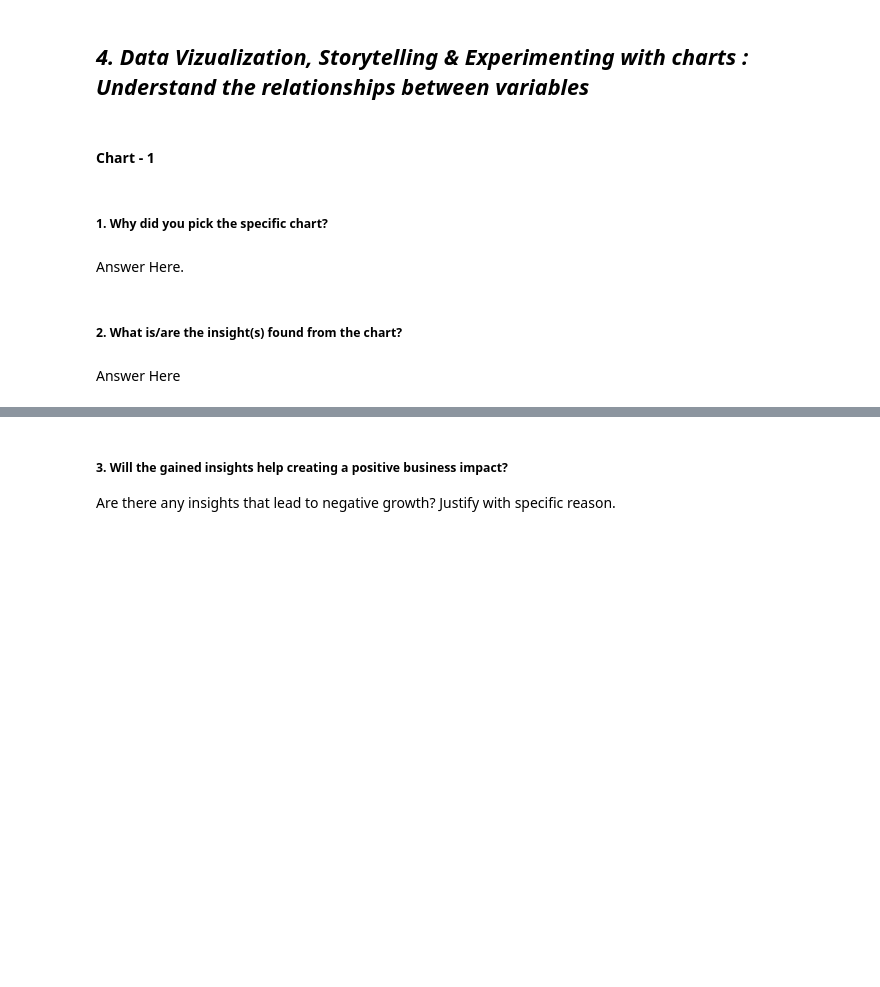
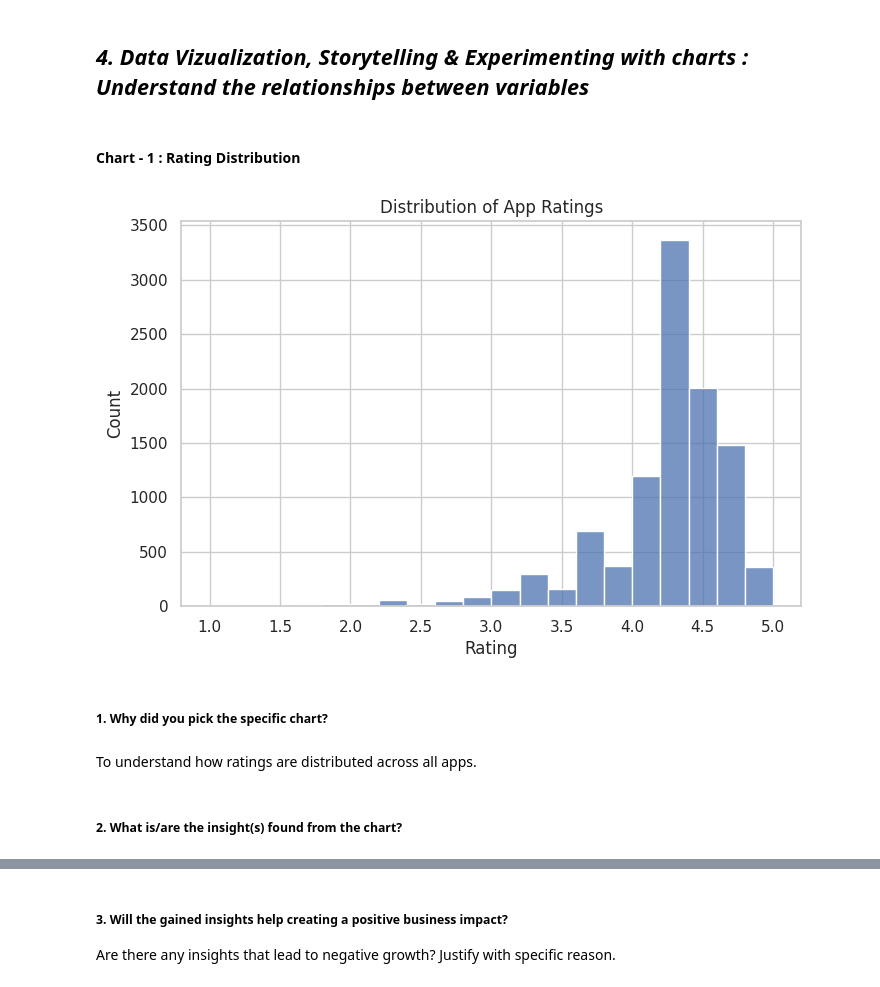
Before and after one commit to akhilypandey/Play-Store-App-Review-Analysis, a Jupyter notebook: Play_Store_App_Review_Analysis_EDA.ipynb, the cells around one changed output, grey strips where cells are left out. Saved outputs shown, nothing was run; the diff lists cells and outputs as text; code cells hidden in the pictures; blank space fills up the shorter version.

```diff
--- a/Play_Store_App_Review_Analysis_EDA.ipynb
+++ b/Play_Store_App_Review_Analysis_EDA.ipynb
@@ -97,3 +124,11 @@ M - Multivariate Analysis
+# %%
+# Load Dataset
+from google.colab import files
+
+apps = pd.read_csv("/content/drive/MyDrive/Capstone Project 2/Play Store Data.csv")
+reviews = pd.read_csv("/content/drive/MyDrive/Capstone Project 2/User Reviews.csv")
+
+print("Dataset Loaded Successfully")
 # %% [markdown]
 ### Dataset First View
 # %%
@@ -143,2 +202,32 @@ Answer Here
+# %%
+# Write your code to make your dataset analysis ready.
+# Remove duplicates
+apps.drop_duplicates(inplace=True)
+
+# Clean Installs
+apps['Installs'] = apps['Installs'].astype(str).str.replace('[+,]', '', regex=True)
+apps['Installs'] = pd.to_numeric(apps['Installs'], errors='coerce')
+
+# Clean Price
+apps['Price'] = apps['Price'].astype(str).str.replace('$', '', regex=True)
+apps['Price'] = pd.to_numeric(apps['Price'], errors='coerce')
+
+# Convert Reviews
+apps['Reviews'] = pd.to_numeric(apps['Reviews'], errors='coerce')
+
+# Handle missing values
+apps['Rating'].fillna(apps['Rating'].median(), inplace=True)
+
+# Drop critical null rows
+apps.dropna(subset=['Installs','Reviews'], inplace=True)
+
+# Log transform
+apps['Installs_log'] = np.log1p(apps['Installs'])
+apps['Reviews_log'] = np.log1p(apps['Reviews'])
+
+# Revenue estimate
+apps['Revenue_Estimate'] = apps['Price'] * apps['Installs']
+
+print("Data Wrangling Completed ✅")
 # %% [markdown]
 ### What all manipulations have you done and insights you found?
@@ -147,4 +242,4 @@ Answer Here.
 # %% [markdown]
 ## ***4. Data Vizualization, Storytelling & Experimenting with charts : Understand the relationships between variables***
 # %% [markdown]
-#### Chart - 1
+#### Chart - 1 : Rating Distribution
@@ -153,8 +246,14 @@ Answer Here.
+# %%
+# Chart - 1 visualization code
+plt.figure(figsize=(8,5))
+sns.histplot(apps['Rating'], bins=20)
+plt.title("Distribution of App Ratings")
+plt.show()
+# %% [output]
+[figure, added]
 # %% [markdown]
 ##### 1. Why did you pick the specific chart?
-# %% [markdown]
-Answer Here.
+# %% [markdown]
+To understand how ratings are distributed across all apps.
 # %% [markdown]
 ##### 2. What is/are the insight(s) found from the chart?
-# %% [markdown]
-Answer Here
```
Also changed, not shown: parts of 154 cells of this notebook.
